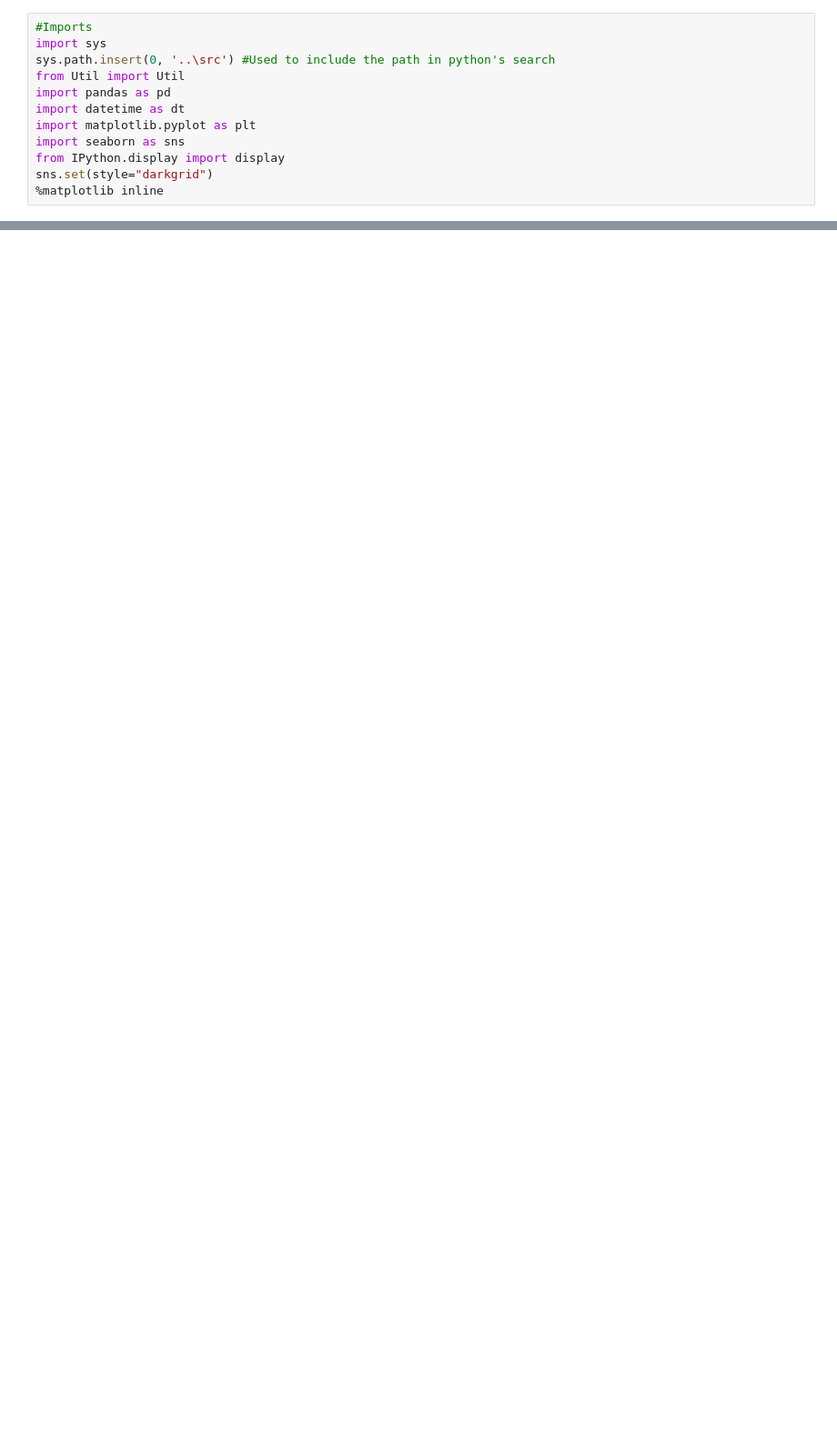
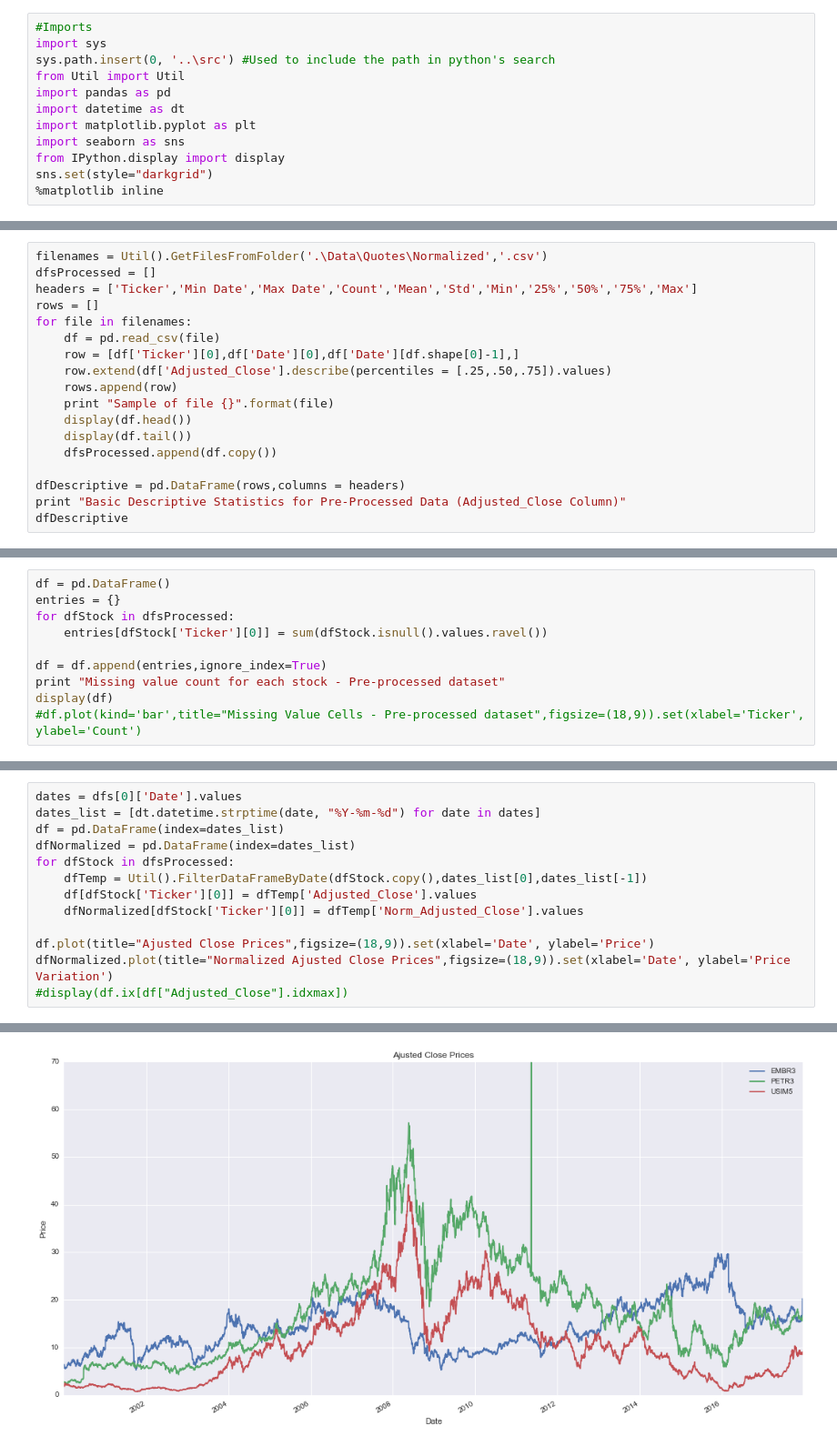
Before and after one commit to gabriel301/MLNanodregree, a Jupyter notebook: projects/capstone/CapstoneProject/Report/Capstone Report.ipynb, the cells around one changed output, grey strips where cells are left out. Shown at 91% size. Drawn from its saved outputs; the diff is of its cells as text; blank space fills up the shorter version.

Commit message:
Report: Section Data Processing finished

```diff
--- a/projects/capstone/CapstoneProject/Report/Capstone Report.ipynb
+++ b/projects/capstone/CapstoneProject/Report/Capstone Report.ipynb
@@ -288,0 +291,18 @@ One more step is to tune the model in order to find the best parameters for each
+# %%
+filenames = Util().GetFilesFromFolder('.\Data\Quotes\Normalized','.csv')
+dfsProcessed = []
+headers = ['Ticker','Min Date','Max Date','Count','Mean','Std','Min','25%','50%','75%','Max']
+rows = []
+for file in filenames:
+    df = pd.read_csv(file)
+    row = [df['Ticker'][0],df['Date'][0],df['Date'][df.shape[0]-1],]
+    row.extend(df['Adjusted_Close'].describe(percentiles = [.25,.50,.75]).values)
+    rows.append(row)
+    print "Sample of file {}".format(file)
+    display(df.head())
+    display(df.tail())
+    dfsProcessed.append(df.copy())
+
+dfDescriptive = pd.DataFrame(rows,columns = headers)
+print "Basic Descriptive Statistics for Pre-Processed Data (Adjusted_Close Column)"
+dfDescriptive
@@ -288,0 +361,10 @@ One more step is to tune the model in order to find the best parameters for each
+# %%
+df = pd.DataFrame()
+entries = {}
+for dfStock in dfsProcessed:
+    entries[dfStock['Ticker'][0]] = sum(dfStock.isnull().values.ravel())
+
+df = df.append(entries,ignore_index=True)
+print "Missing value count for each stock - Pre-processed dataset"
+display(df)
+#df.plot(kind='bar',title="Missing Value Cells - Pre-processed dataset",figsize=(18,9)).set(xlabel='Ticker', ylabel='Count')
@@ -288,0 +377,14 @@ One more step is to tune the model in order to find the best parameters for each
+# %%
+dates = dfs[0]['Date'].values
+dates_list = [dt.datetime.strptime(date, "%Y-%m-%d") for date in dates]
+df = pd.DataFrame(index=dates_list)
+dfNormalized = pd.DataFrame(index=dates_list)
+for dfStock in dfsProcessed:
+    dfTemp = Util().FilterDataFrameByDate(dfStock.copy(),dates_list[0],dates_list[-1])
+    df[dfStock['Ticker'][0]] = dfTemp['Adjusted_Close'].values
+    dfNormalized[dfStock['Ticker'][0]] = dfTemp['Norm_Adjusted_Close'].values
+
+df.plot(title="Ajusted Close Prices",figsize=(18,9)).set(xlabel='Date', ylabel='Price')
+dfNormalized.plot(title="Normalized Ajusted Close Prices",figsize=(18,9)).set(xlabel='Date', ylabel='Price Variation')
+#display(df.ix[df["Adjusted_Close"].idxmax])
+# %% [output]
@@ -288,0 +398 @@ One more step is to tune the model in order to find the best parameters for each
+[figure, added]
```
Also changed, not shown: parts of 19 cells of this notebook.
